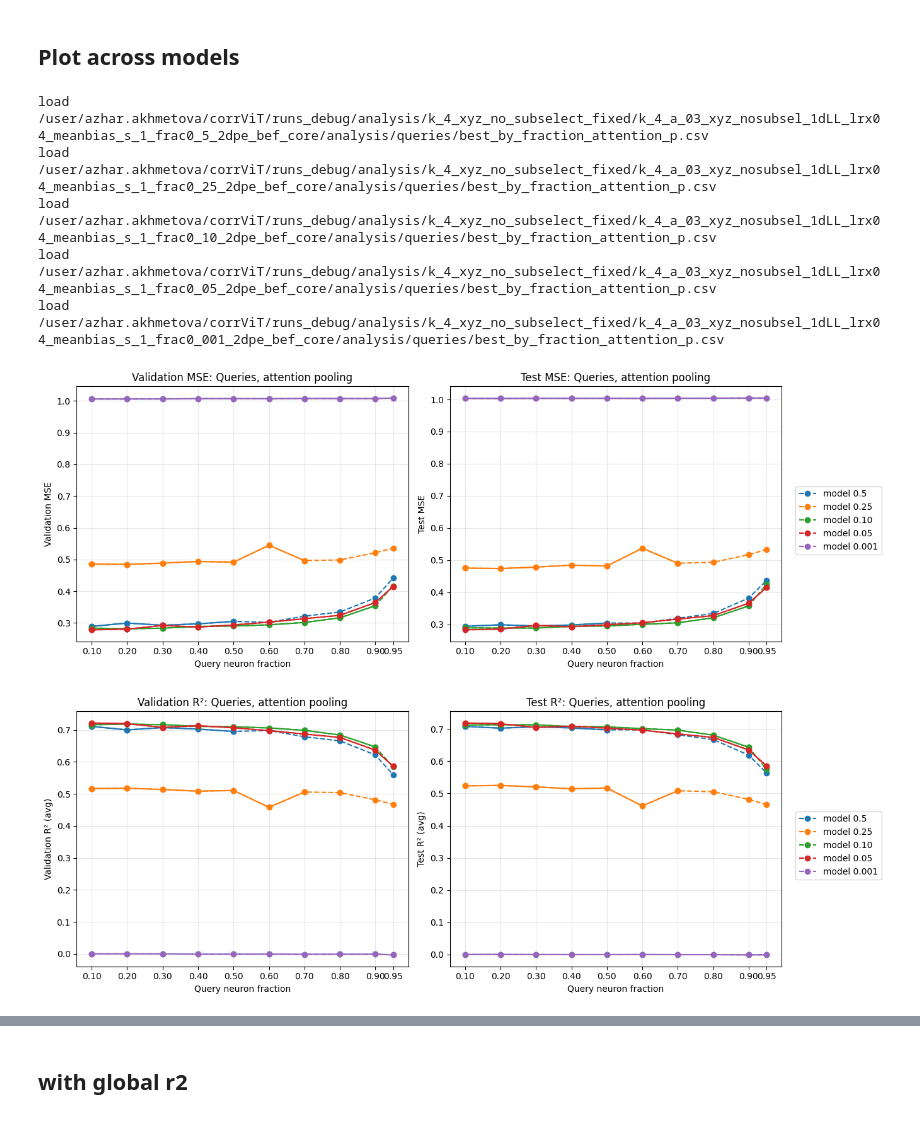
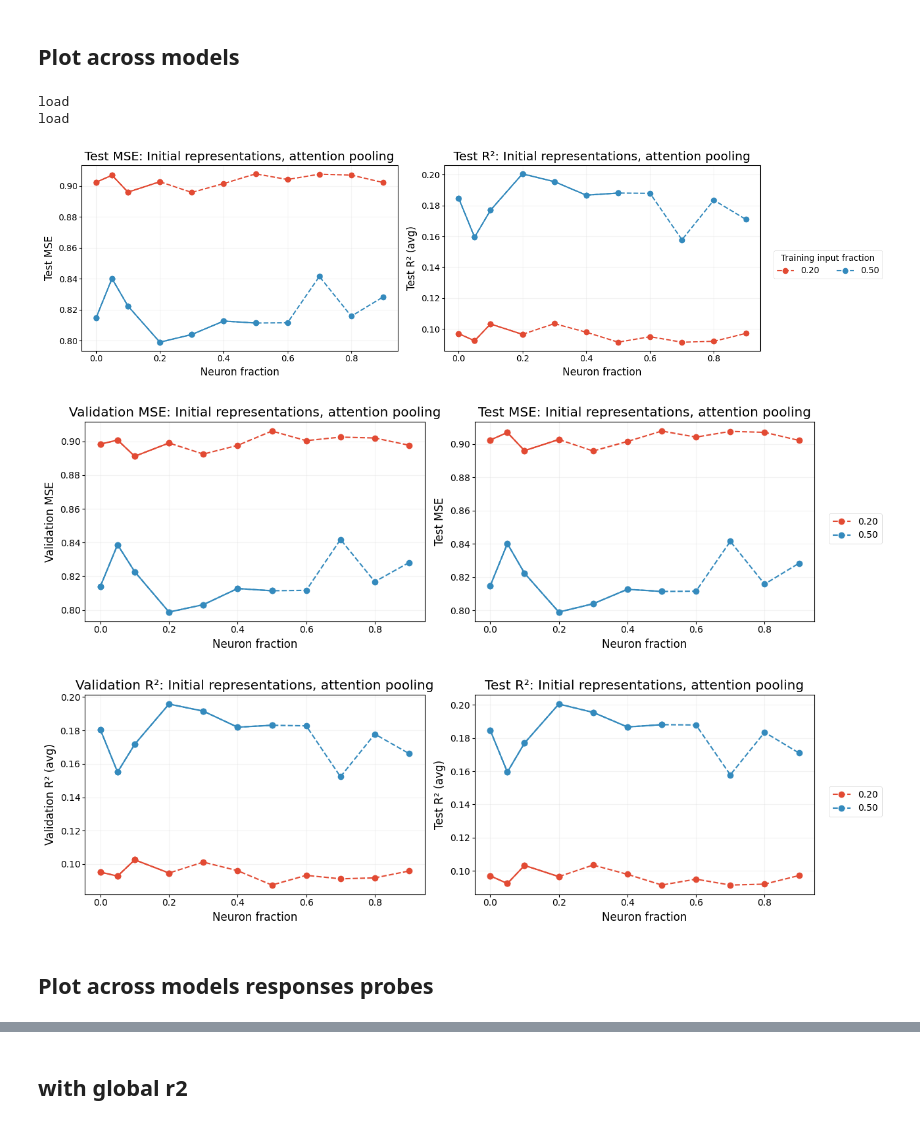
Before and after one commit to azharakhmetova/neuro-transformer, a Jupyter notebook: misc/analysis/decoding_latents_vis.ipynb, the cells around one changed output, grey strips where cells are left out. Saved outputs shown, nothing was run; the diff lists cells and outputs as text; code cells hidden in the pictures.

Commit message:
evaluation bug fixed, new decoding  experiments

```diff
--- a/misc/analysis/decoding_latents_vis.ipynb
+++ b/misc/analysis/decoding_latents_vis.ipynb
@@ -144,5 +325,5 @@ def save_summary_csv(results: list[dict], out_path: Path) -> None:
 # %%
-output_dir = "/user/azhar.akhmetova/corrViT/runs_debug/analysis/k_4_xyz_no_subselect_fixed/k_4_a_03_xyz_nosubsel_1dLL_lrx04_meanbias_s_1_frac0_001_2dpe_bef_core"
+out_dir = f"/user/azhar.akhmetova/u12008/neuro-transformer/runs_debug/analysis_bs16/k_{K}/a_{ALPHA}/seed_{SEED}/k_{K}_a_{ALPHA}_xyz_nosubsel_1dLL_lrx{LR}_meanbias_2dpe_bef_core_bs_16_frac0_{FRAC_INPUT_MODEL}_s_{SEED}"
 # %%
 parser = argparse.ArgumentParser(
     description="Collect best linear-probe metrics per fraction and plot MSE vs fraction."
@@ -162,8 +343,8 @@ parser.add_argument("--pooling_type", type=str, default=None,
 )
 
 args = parser.parse_args([
-    "--output_dir", f"{output_dir}",
-    "--representation_type", "queries",
+    "--output_dir", f"{out_dir}",
+    "--representation_type", "initial",
     "--pooling_type", "attention_p",
 ])
 # %%
@@ -967,32 +1088,31 @@ args.pooling_type = "attention_p"
 # %%
+args.pooling_type = "attention_p"
+args.representation_type = "initial"
+K = 24
+ALPHA = "max"
+LR = "004"
 output_dirs = [
-    "/user/azhar.akhmetova/corrViT/runs_debug/analysis/k_4_xyz_no_subselect_fixed/k_4_a_03_xyz_nosubsel_1dLL_lrx04_meanbias_s_1_frac0_5_2dpe_bef_core",
-    "/user/azhar.akhmetova/corrViT/runs_debug/analysis/k_4_xyz_no_subselect_fixed/k_4_a_03_xyz_nosubsel_1dLL_lrx04_meanbias_s_1_frac0_25_2dpe_bef_core",
-    "/user/azhar.akhmetova/corrViT/runs_debug/analysis/k_4_xyz_no_subselect_fixed/k_4_a_03_xyz_nosubsel_1dLL_lrx04_meanbias_s_1_frac0_10_2dpe_bef_core",
-    "/user/azhar.akhmetova/corrViT/runs_debug/analysis/k_4_xyz_no_subselect_fixed/k_4_a_03_xyz_nosubsel_1dLL_lrx04_meanbias_s_1_frac0_05_2dpe_bef_core",
-    "/user/azhar.akhmetova/corrViT/runs_debug/analysis/k_4_xyz_no_subselect_fixed/k_4_a_03_xyz_nosubsel_1dLL_lrx04_meanbias_s_1_frac0_001_2dpe_bef_core",
+    # f"/mnt/lustre-grete/usr/u12008/decoding/k_{K}_a_{ALPHA}_b1e7_poisson/k_{K}_a_{ALPHA}_xyz_nosubsel_1dLL_lrx{LR}_meanbias_2dpe_bef_core_bs_16_frac0_00_s_{SEED}",
+    # f"/mnt/lustre-grete/usr/u12008/decoding/k_{K}_a_{ALPHA}_b1e7_poisson/k_{K}_a_{ALPHA}_xyz_nosubsel_1dLL_lrx{LR}_meanbias_2dpe_bef_core_bs_16_frac0_05_s_{SEED}",
+    f"/mnt/lustre-grete/usr/u12008/decoding/k_{K}_a_{ALPHA}_b1e7_poisson/k_{K}_a_{ALPHA}_xyz_nosubsel_1dLL_lrx{LR}_meanbias_2dpe_bef_core_bs_16_frac0_20_s_{SEED}",
+    f"/mnt/lustre-grete/usr/u12008/decoding/k_{K}_a_{ALPHA}_b1e7_poisson/k_{K}_a_{ALPHA}_xyz_nosubsel_1dLL_lrx{LR}_meanbias_2dpe_bef_core_bs_16_frac0_50_s_{SEED}",
 ]
 
 plot_best_by_fraction(
     output_dirs=output_dirs,
-    representation_type="queries",        # matches your analysis/<rep_type>
+    representation_type=args.representation_type,        # matches your analysis/<rep_type>
     pooling_type=args.pooling_type,
     csv_name=f"best_by_fraction_{args.pooling_type}.csv",      # or whatever you used
-    labels=["model 0.5", "model 0.25", "model 0.10", "model 0.05", "model 0.001"],        # optional
+    labels=[ "0.20", "0.50"],        # optional
     save_prefix=None,   # or None to just show
-    title= f"Queries, attention pooling",
-    train_fracs=[0.5, 0.25, 0.10, 0.05, 0.001],
+    title= f"Initial representations, attention pooling",
+    train_fracs=[ 0.20, 0.50],
 )
 # %% [output]
 load
-/user/azhar.akhmetova/corrViT/runs_debug/analysis/k_4_xyz_no_subselect_fixed/k_4_a_03_xyz_nosubsel_1dLL_lrx04_meanbias_s_1_frac0_5_2dpe_bef_core/analysis/queries/best_by_fraction_attention_p.csv
 load
-/user/azhar.akhmetova/corrViT/runs_debug/analysis/k_4_xyz_no_subselect_fixed/k_4_a_03_xyz_nosubsel_1dLL_lrx04_meanbias_s_1_frac0_25_2dpe_bef_core/analysis/queries/best_by_fraction_attention_p.csv
-load
-/user/azhar.akhmetova/corrViT/runs_debug/analysis/k_4_xyz_no_subselect_fixed/k_4_a_03_xyz_nosubsel_1dLL_lrx04_meanbias_s_1_frac0_10_2dpe_bef_core/analysis/queries/best_by_fraction_attention_p.csv
-load
-/user/azhar.akhmetova/corrViT/runs_debug/analysis/k_4_xyz_no_subselect_fixed/k_4_a_03_xyz_nosubsel_1dLL_lrx04_meanbias_s_1_frac0_05_2dpe_bef_core/analysis/queries/best_by_fraction_attention_p.csv
-load
-/user/azhar.akhmetova/corrViT/runs_debug/analysis/k_4_xyz_no_subselect_fixed/k_4_a_03_xyz_nosubsel_1dLL_lrx04_meanbias_s_1_frac0_001_2dpe_bef_core/analysis/queries/best_by_fraction_attention_p.csv
-[figure, old version]
+[figure, new version]
-[figure, old version]
+[figure, new version]
+[figure, added]
+# %% [markdown]
+## Plot across models responses probes
```
Also changed, not shown: parts of 18 cells of this notebook, 22 other files.
